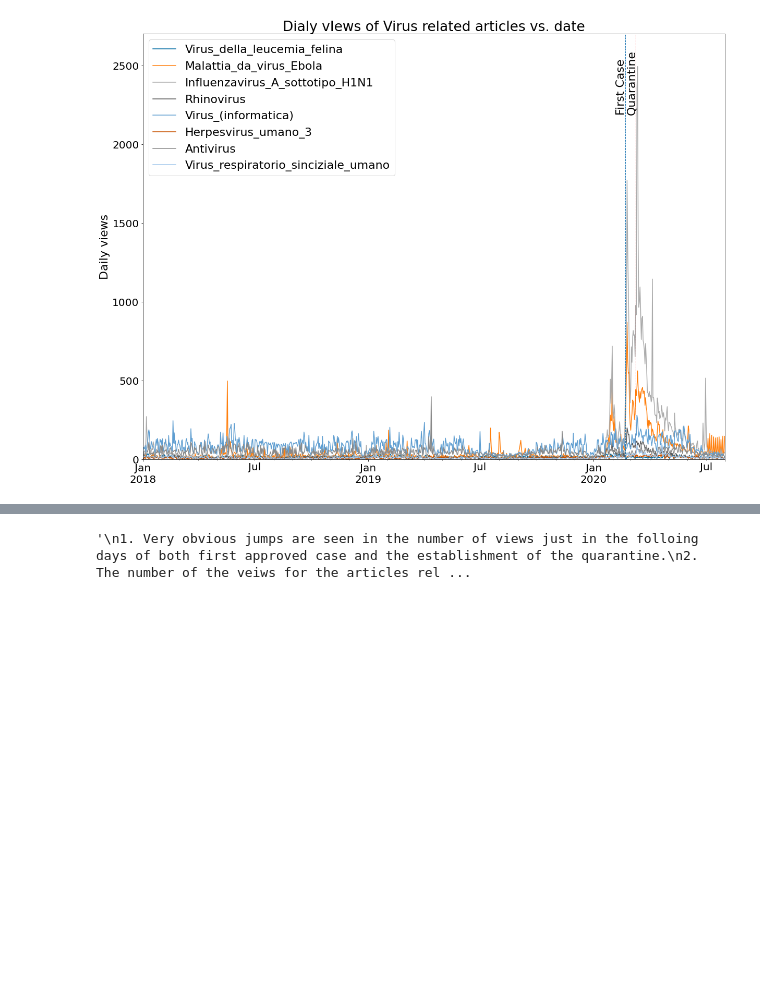
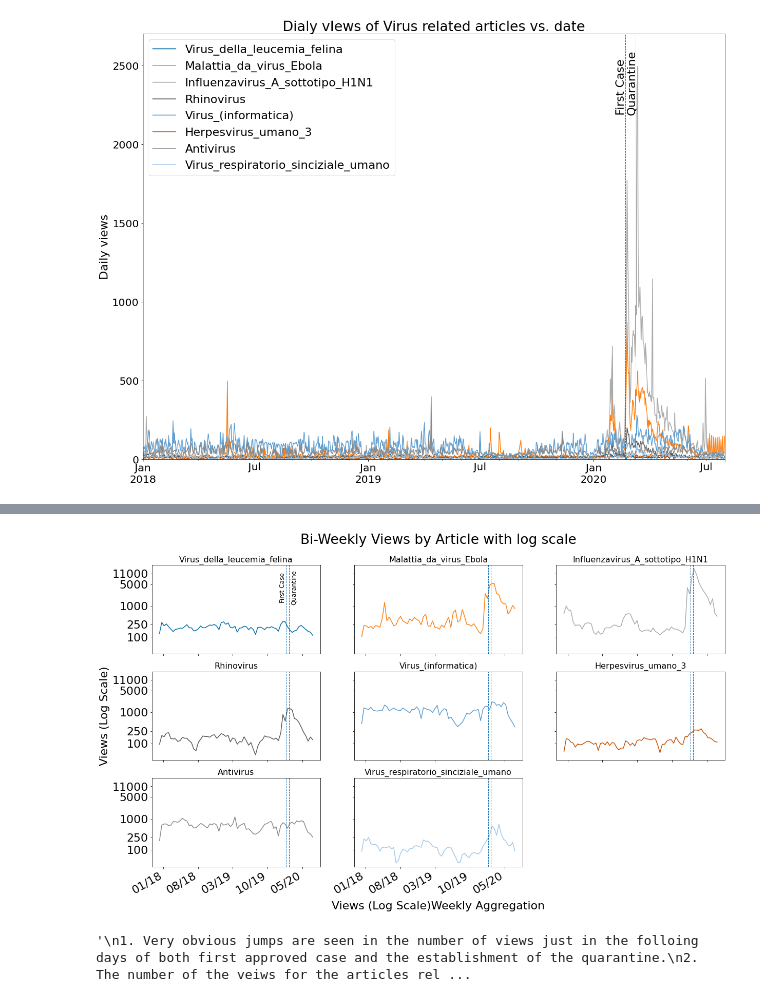
Before and after one commit to alec-flowers/ada-2020-homework1-pandas-pied, a Jupyter notebook: 01 - Pandas Data Wrangling and Data Viz/hw1.ipynb, the cells around one changed output, grey strips where cells are left out. Drawn from its saved outputs; the diff is of its cells as text; code cells hidden in the pictures; blank space fills up the shorter version.

```diff
--- a/01 - Pandas Data Wrangling and Data Viz/hw1.ipynb
+++ b/01 - Pandas Data Wrangling and Data Viz/hw1.ipynb
@@ -344,3 +367,49 @@ Text(0.5, 1.0, 'Dialy vIews of Virus related articles vs. date')
+# %%
+fig, axs = plt.subplots(3,3,figsize=(20,12), sharex = True, sharey = True)
+
+#Create invisible subplot to allow me to set X, Y labels and title labeles for entire graph.
+fig.add_subplot(111, frameon=False)
+plt.tick_params(labelcolor='none', top=False, bottom=False, left=False, right=False)
+plt.grid(False)
+plt.xlabel("Views (Log Scale)Weekly Aggregation", labelpad=25)
+plt.ylabel("Views (Log Scale)")
+plt.title("Bi-Weekly Views by Article with log scale", y=1.06)
+
+#Iterate over article and plot weekly views
+for i in range(virus_article_view_T.shape[1]):
+    axs[int(i/3),i%3].plot(virus_article_view_T.iloc[:,i].groupby(pd.Grouper(freq="2W")).sum(), color=CB_color_cycle[i])
+    axs[int(i/3),i%3].set_title(virus_article_view_T.iloc[:,i].name, fontsize = 16)
+
+axs[0,0].text(datetime.datetime(2020,3,9)+datetime.timedelta(days=10),1200,'Quarantine',rotation=90, fontsize = 12)
+axs[0,0].text(datetime.datetime(2020,2,21)-datetime.timedelta(days=40),1400,'First Case',rotation=90, fontsize = 12)
+
+#Can't figure out how to get labels on the subplot 1,2...
+# axs[1,2].set_xticklabels(pd.date_range(start='2018-01-01',
+#                                  periods=len(np.arange(0,33,4.42)),
+#                                   freq='7M', closed='left').strftime('%m/%y'))
+
+for ax in axs.flat:
+    ax.set_yscale("log")
+    ax.axvline(x=datetime.datetime(2020,2,21), ymin=0,ymax=1, ls='--', lw=1)
+    ax.axvline(x=datetime.datetime(2020,3,9), ymin=0,ymax=1, ls='--', lw=1, color='red')
+    ax.xaxis.set_major_locator(plt.MaxNLocator(4))
+
+ax.set_yticks([0, 100, 250, 1000, 5000, 11000])
+ax.set_yticklabels([0, 100, 250, 1000, 5000, 11000])
+
+ax.set_xticks(pd.date_range(start='2018-01-01',
+                                 periods=len(np.arange(0,33,4.42)),
+                                  freq='7M', closed='left'))
+ax.set_xticklabels(pd.date_range(start='2018-01-01',
+                                 periods=len(np.arange(0,33,4.42)),
+                                  freq='7M', closed='left').strftime('%m/%y'))
+
+fig.autofmt_xdate()
+plt.ylim([0,12000])
+fig.delaxes(axs[2][2])
+plt.show()
+# %% [output]
+[figure, added]
 # %%
 ### ~ 3.2.3
 ### Your text here! ###
```
Also changed, not shown: parts of 22 cells of this notebook.
